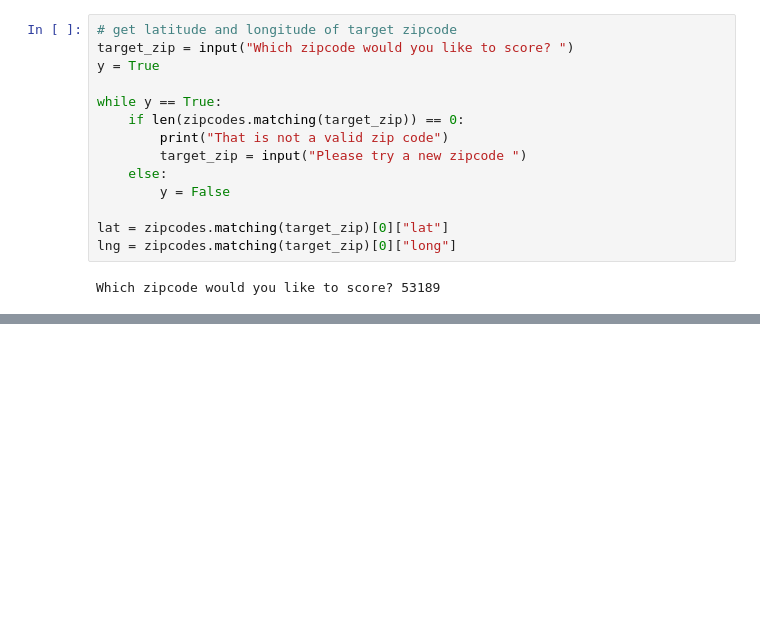
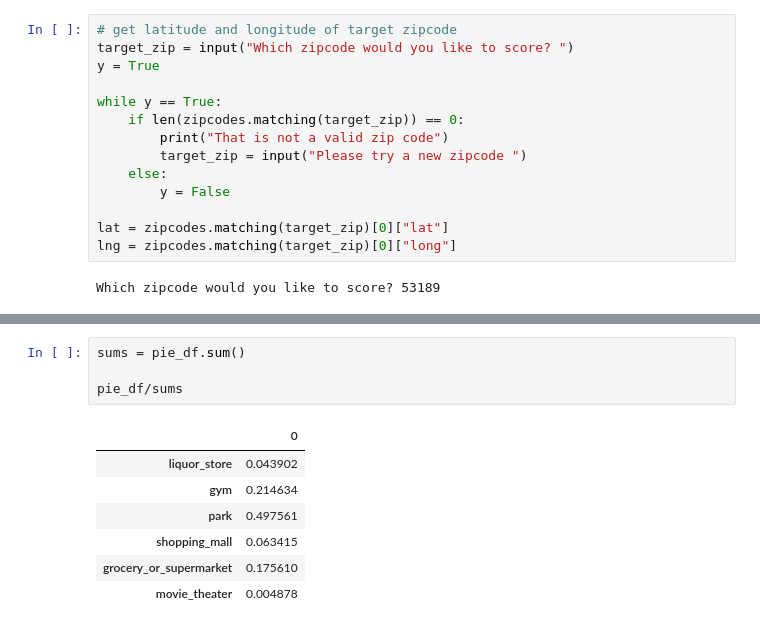
Before and after one commit to miriambrk/CityScore-ZipSlip-, a Jupyter notebook: Google API code NB.ipynb, the cells around one changed output, grey strips where cells are left out. Cells and saved outputs as stored; diff of their text form; blank space fills up the shorter version.

```diff
--- a/Google API code NB.ipynb
+++ b/Google API code NB.ipynb
@@ -64,0 +89,12 @@ print(rst)
+# %%
+sums = pie_df.sum()
+
+pie_df/sums
+# %% [output]
+|  | 0 |
+| liquor_store | 0.043902 |
+| gym | 0.214634 |
+| park | 0.497561 |
+| shopping_mall | 0.063415 |
+| grocery_or_supermarket | 0.175610 |
+| movie_theater | 0.004878 |
```
Also changed, not shown: parts of 5 cells of this notebook, 1 other file.
